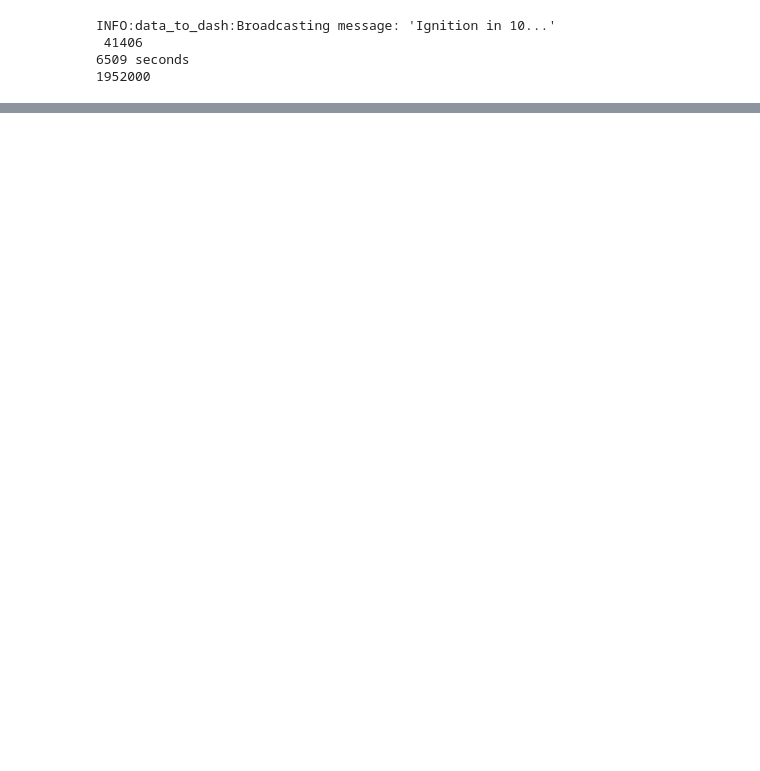
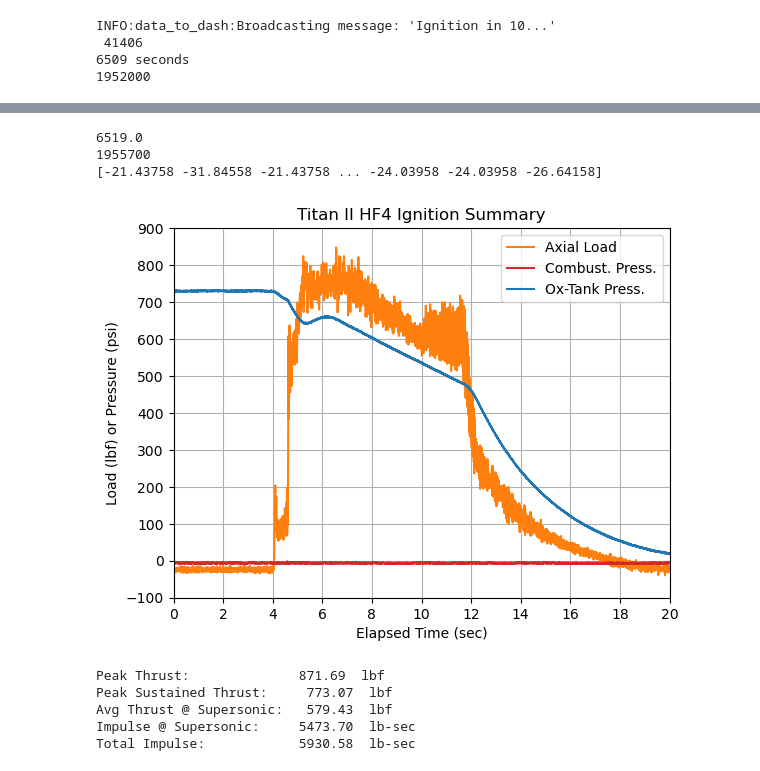
Before and after one commit to rice-eclipse/hotfire-data, a Jupyter notebook: analysis-titan-hf-4.ipynb, the cells around one changed output, grey strips where cells are left out. Drawn from its saved outputs; the diff is of its cells as text; code cells hidden in the pictures; blank space fills up the shorter version.

```diff
--- a/analysis-titan-hf-4.ipynb
+++ b/analysis-titan-hf-4.ipynb
@@ -59,0 +106,48 @@ INFO:data_to_dash:Broadcasting message: 'Ignition in 10...'
+# %%
+ep.plot(sensor_id=1, event_id=0, duration=20, filter=None,
+        title="Titan II HF4 Ignition Summary", ylabel="Load (lbf) or Pressure (psi)",
+        legend="Axial Load", num_xticks=11, dif_yticks=100, color="tab:orange")
+ep.add_curve(sensor_id=2, event_id=0, duration=20, legend="Combust. Press.",
+             color="tab:red")
+ep.add_curve(sensor_id=5, event_id=0, duration=20, legend="Ox-Tank Press.",
+             color="tab:blue")
+plt.show()
+# %% [output]
+6519.0
+1955700
+[-21.43758 -31.84558 -21.43758 ... -24.03958 -24.03958 -26.64158]
+[figure, added]
+# %%
+time_start = float(events[0]["secs"])
+time_end = time_start + 20
+sample_start = vis.nearest_sample(data, time_start)
+sample_end = vis.nearest_sample(data, time_end)
+
+times_event = [t - time_start for t in times[sample_start : sample_end]]
+data_event = data[sample_start : sample_end, 1]
+
+offset = np.mean(data_event[0:1081])
+
+impulse_total = 0
+for sample in data_event[1081:]:
+    impulse_total += (sample - offset) / 300
+
+impulse_main = 0
+for sample in data_event[1081:3915]:
+    impulse_main += (sample - offset) / 300
+
+peak_thrust = max(data_event) - offset
+peak_sustained_thrust = np.mean(data_event[int(300*6.25) : int(300*6.3)]) - offset
+avg_thrust = impulse_main / ((3915 - 1081) / 300)
+
+print(f"Peak Thrust:\t\t  {peak_thrust:.2f}  lbf")
+print(f"Peak Sustained Thrust:\t   {peak_sustained_thrust:.2f}  lbf")
+print(f"Avg Thrust @ Supersonic:   {avg_thrust:.2f}  lbf")
+print(f"Impulse @ Supersonic:\t  {impulse_main:.2f}  lb-sec")
+print(f"Total Impulse:\t\t  {impulse_total:.2f}  lb-sec")
+# %% [output]
+Peak Thrust:              871.69  lbf
+Peak Sustained Thrust:     773.07  lbf
+Avg Thrust @ Supersonic:   579.43  lbf
+Impulse @ Supersonic:     5473.70  lb-sec
+Total Impulse:            5930.58  lb-sec
```
Also changed, not shown: parts of 6 cells of this notebook, 4 other files.
